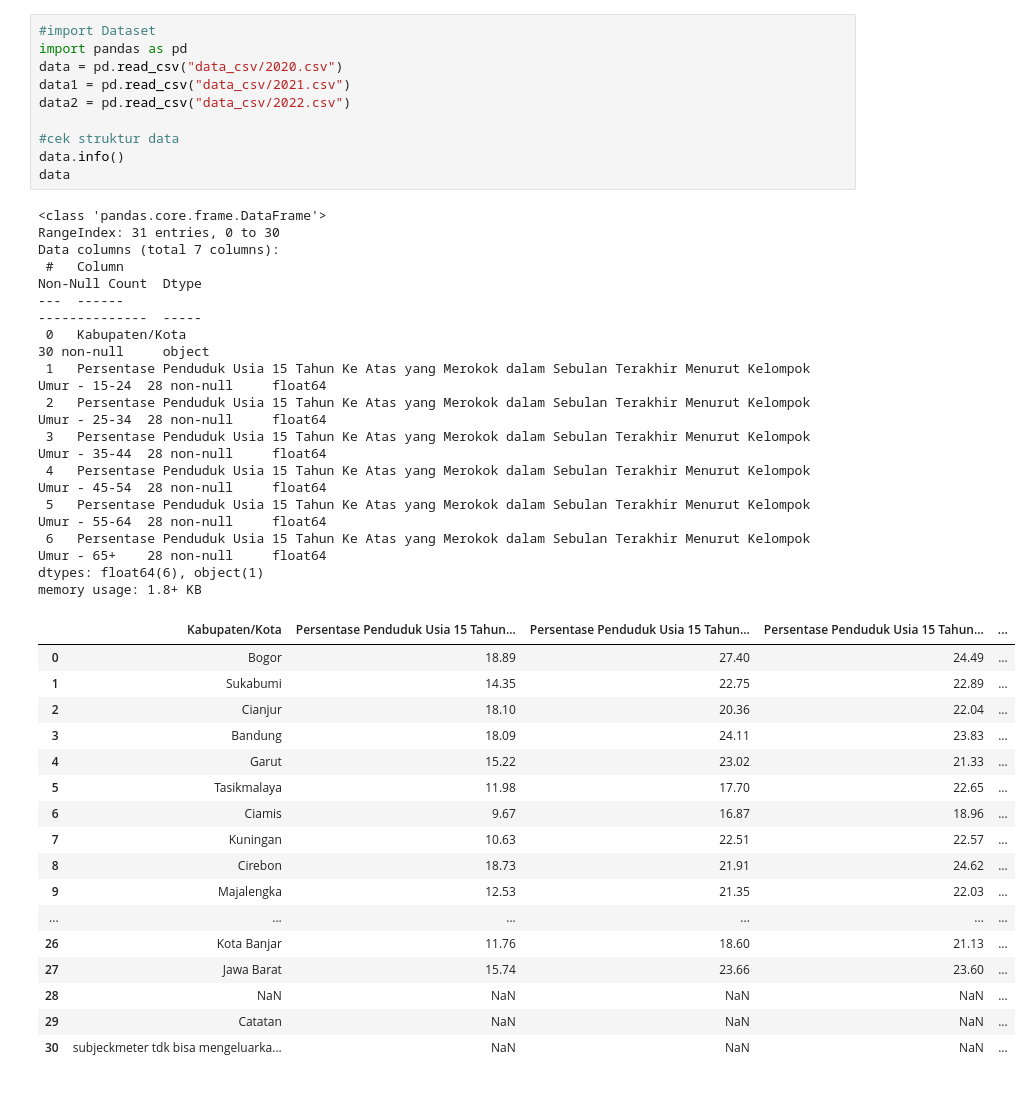
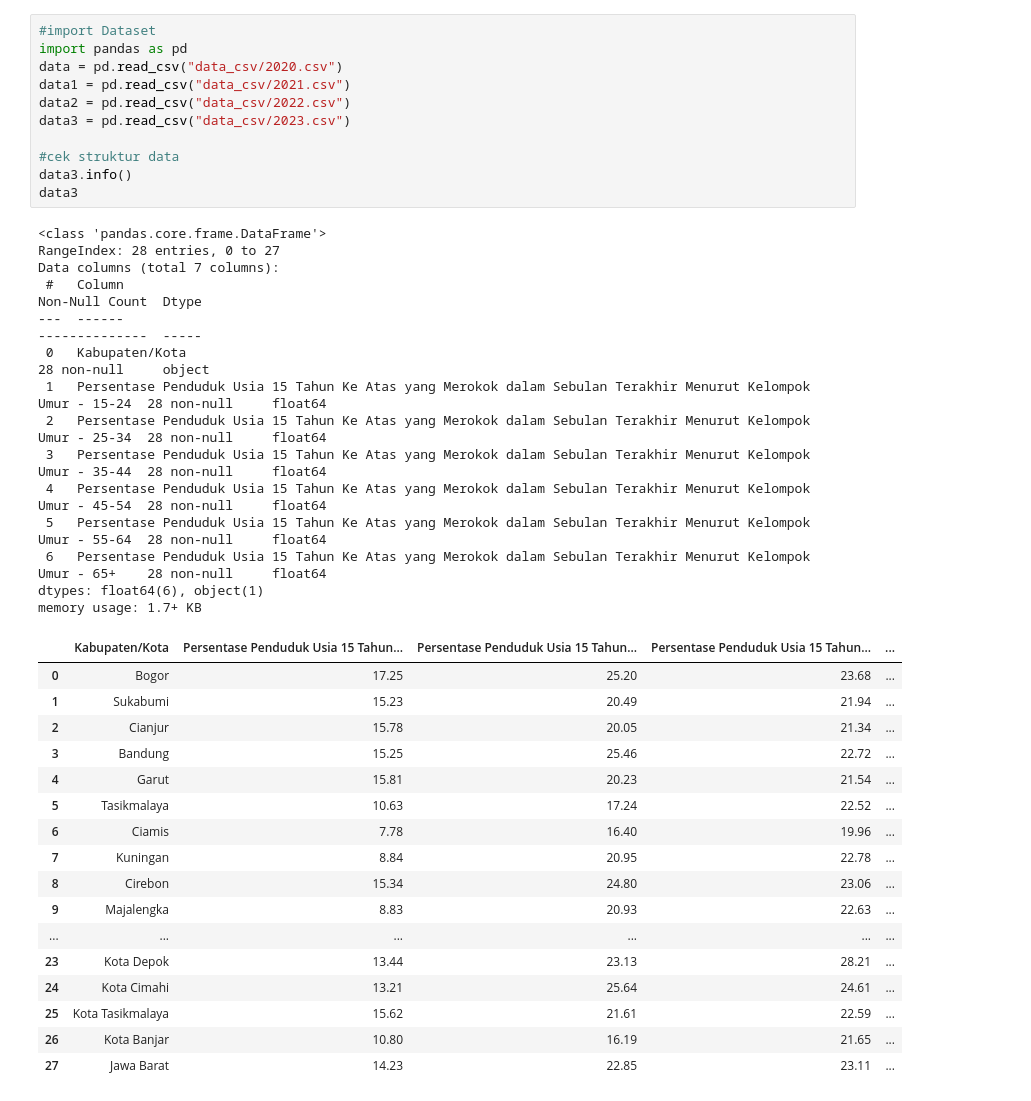
Before and after one commit to FlameMeta/DataScience_Python, a Jupyter notebook: data_cleaning.ipynb, the cells around one changed output. Saved outputs shown, nothing was run; the diff lists cells and outputs as text.

```diff
--- a/data_cleaning.ipynb
+++ b/data_cleaning.ipynb
@@ -1,44 +1,45 @@
 # %%
 #import Dataset
 import pandas as pd
 data = pd.read_csv("data_csv/2020.csv")
 data1 = pd.read_csv("data_csv/2021.csv")
 data2 = pd.read_csv("data_csv/2022.csv")
+data3 = pd.read_csv("data_csv/2023.csv")
 
 #cek struktur data
-data.info()
-data
+data3.info()
+data3
 # %% [output]
 <class 'pandas.core.frame.DataFrame'>
-RangeIndex: 31 entries, 0 to 30
+RangeIndex: 28 entries, 0 to 27
 Data columns (total 7 columns):
  #   Column                                                                                                       Non-Null Count  Dtype
 ---  ------                                                                                                       --------------  -----
- 0   Kabupaten/Kota                                                                                               30 non-null     object
+ 0   Kabupaten/Kota                                                                                               28 non-null     object
  1   Persentase Penduduk Usia 15 Tahun Ke Atas yang Merokok dalam Sebulan Terakhir Menurut Kelompok Umur - 15-24  28 non-null     float64
  2   Persentase Penduduk Usia 15 Tahun Ke Atas yang Merokok dalam Sebulan Terakhir Menurut Kelompok Umur - 25-34  28 non-null     float64
  3   Persentase Penduduk Usia 15 Tahun Ke Atas yang Merokok dalam Sebulan Terakhir Menurut Kelompok Umur - 35-44  28 non-null     float64
  4   Persentase Penduduk Usia 15 Tahun Ke Atas yang Merokok dalam Sebulan Terakhir Menurut Kelompok Umur - 45-54  28 non-null     float64
  5   Persentase Penduduk Usia 15 Tahun Ke Atas yang Merokok dalam Sebulan Terakhir Menurut Kelompok Umur - 55-64  28 non-null     float64
  6   Persentase Penduduk Usia 15 Tahun Ke Atas yang Merokok dalam Sebulan Terakhir Menurut Kelompok Umur - 65+    28 non-null     float64
 dtypes: float64(6), object(1)
-memory usage: 1.8+ KB
+memory usage: 1.7+ KB
 |  | Kabupaten/Kota | Persentase Penduduk Usia 15 Tahun... | Persentase Penduduk Usia 15 Tahun... | Persentase Penduduk Usia 15 Tahun... | ... |
-| 0 | Bogor | 18.89 | 27.40 | 24.49 | ... |
-| 1 | Sukabumi | 14.35 | 22.75 | 22.89 | ... |
-| 2 | Cianjur | 18.10 | 20.36 | 22.04 | ... |
-| 3 | Bandung | 18.09 | 24.11 | 23.83 | ... |
-| 4 | Garut | 15.22 | 23.02 | 21.33 | ... |
-| 5 | Tasikmalaya | 11.98 | 17.70 | 22.65 | ... |
-| 6 | Ciamis | 9.67 | 16.87 | 18.96 | ... |
-| 7 | Kuningan | 10.63 | 22.51 | 22.57 | ... |
-| 8 | Cirebon | 18.73 | 21.91 | 24.62 | ... |
-| 9 | Majalengka | 12.53 | 21.35 | 22.03 | ... |
+| 0 | Bogor | 17.25 | 25.20 | 23.68 | ... |
+| 1 | Sukabumi | 15.23 | 20.49 | 21.94 | ... |
+| 2 | Cianjur | 15.78 | 20.05 | 21.34 | ... |
+| 3 | Bandung | 15.25 | 25.46 | 22.72 | ... |
+| 4 | Garut | 15.81 | 20.23 | 21.54 | ... |
+| 5 | Tasikmalaya | 10.63 | 17.24 | 22.52 | ... |
+| 6 | Ciamis | 7.78 | 16.40 | 19.96 | ... |
+| 7 | Kuningan | 8.84 | 20.95 | 22.78 | ... |
+| 8 | Cirebon | 15.34 | 24.80 | 23.06 | ... |
+| 9 | Majalengka | 8.83 | 20.93 | 22.63 | ... |
 | ... | ... | ... | ... | ... | ... |
-| 26 | Kota Banjar | 11.76 | 18.60 | 21.13 | ... |
-| 27 | Jawa Barat | 15.74 | 23.66 | 23.60 | ... |
-| 28 | NaN | NaN | NaN | NaN | ... |
-| 29 | Catatan | NaN | NaN | NaN | ... |
-| 30 | subjeckmeter tdk bisa mengeluarka... | NaN | NaN | NaN | ... |
+| 23 | Kota Depok | 13.44 | 23.13 | 28.21 | ... |
+| 24 | Kota Cimahi | 13.21 | 25.64 | 24.61 | ... |
+| 25 | Kota Tasikmalaya | 15.62 | 21.61 | 22.59 | ... |
+| 26 | Kota Banjar | 10.80 | 16.19 | 21.65 | ... |
+| 27 | Jawa Barat | 14.23 | 22.85 | 23.11 | ... |
 # %%
 #mengubah nama kolom
```
Also changed, not shown: parts of 8 cells of this notebook, 6 other files.
